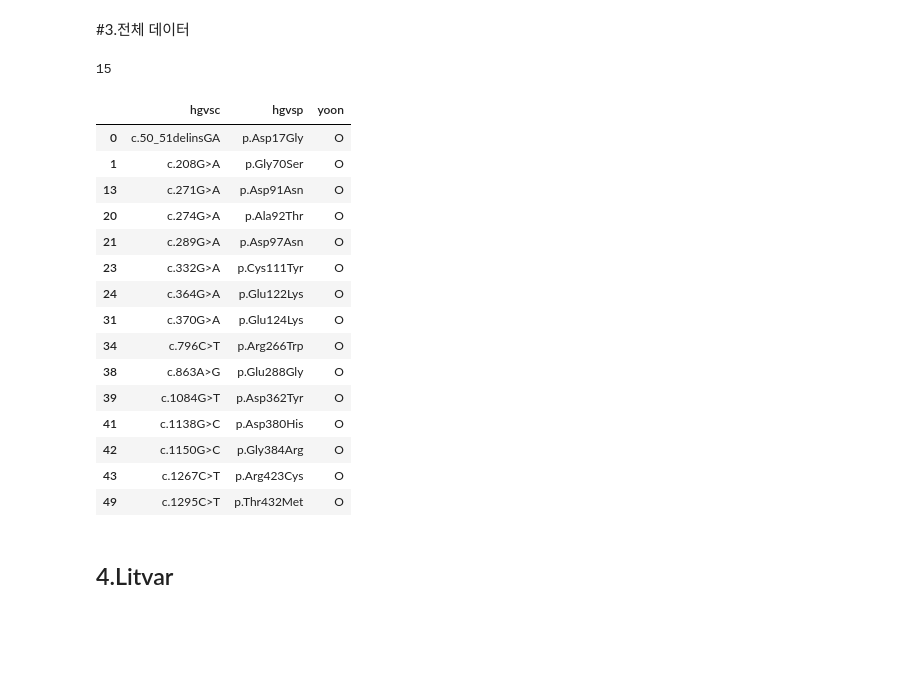
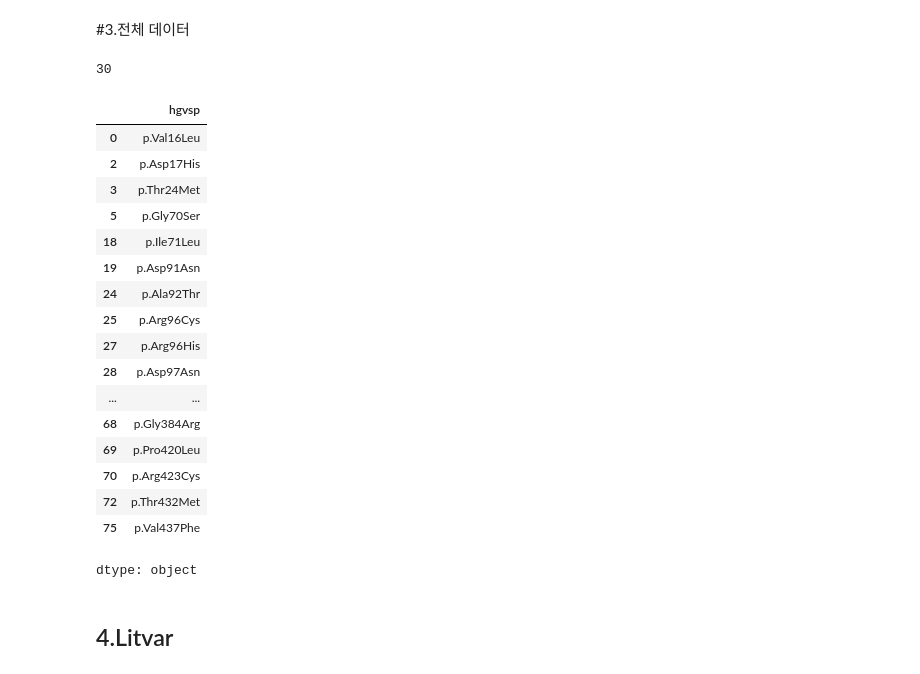
Before and after one commit to heesuh98/Clinvar_project, a Jupyter notebook: Clinvar_check_all.ipynb, the cells around one changed output. Saved outputs shown, nothing was run; the diff lists cells and outputs as text; code cells hidden in the pictures; blank space fills up the shorter version.

```diff
--- a/Clinvar_check_all.ipynb
+++ b/Clinvar_check_all.ipynb
@@ -298,23 +298,16 @@ clinvar_unique
 # %%
 #윤교수님 데이터
 all_data="/content/drive/MyDrive/BMI_LAB/연구/Clinvar 뇌전증 연구(임병찬 교수님)/data/clinvar/윤교수님_논문리스트_251120 hj_Lim.xlsx"
-all_df = pd.read_excel(all_data, sheet_name="EEF1A2")
+
+# yoon_data="/content/drive/MyDrive/BMI_LAB/연구/Clinvar 뇌전증 연구(임병찬 교수님)/data/clinvar/Integrated table_Lim_1228.xlsx"
+all_df = pd.read_excel(all_data, sheet_name="YOON_DATA")
 
 all_df
+filtered_df=all_df
 
-selected_df = all_df.iloc[:, [0, 1, 5, 7, 8]]
-
-selected_df
-filtered_df = selected_df[selected_df.iloc[:, 2] == 'O']
 filtered_df
-
-filtered_df = filtered_df.rename(
-    columns={
-        "cDNA": "hgvsc",
-        "protein": "hgvsp"
-    }
-)
-
+filtered_df['hgvsp'].str.strip()
+filtered_df['hgvsc'].str.strip()
 filtered_df
 
 #1-letter 을 3-letter로 변경
@@ -324,55 +317,56 @@ aa1_to_aa3 = {
     "A": "Ala", "R": "Arg", "N": "Asn", "D": "Asp", "C": "Cys",
     "Q": "Gln", "E": "Glu", "G": "Gly", "H": "His", "I": "Ile",
     "L": "Leu", "K": "Lys", "M": "Met", "F": "Phe", "P": "Pro",
     "S": "Ser", "T": "Thr", "W": "Trp", "Y": "Tyr", "V": "Val"
 }
 
 def convert_hgvsp_1to3(hgvsp: str) -> str:
     """
     예: 'p.G12C' -> 'p.Gly12Cys'
         'p.Q209L' -> 'p.Gln209Leu'
     """
     if not isinstance(hgvsp, str):
         return hgvsp
     m = re.match(r'^p\.([A-Z])(\d+)([A-Z*])$', hgvsp)
     if not m:
         return hgvsp  # 패턴 안 맞으면 그대로 둠
 
     ref_aa, pos, alt_aa = m.groups()
     ref3 = aa1_to_aa3.get(ref_aa, ref_aa)
     alt3 = aa1_to_aa3.get(alt_aa, alt_aa)
     return f"p.{ref3}{pos}{alt3}"
 
 # filtered_df에 적용
 filtered_df["hgvsp"] = filtered_df["hgvsp"].apply(convert_hgvsp_1to3)
 
+filtered_df
 
-filtered_df
 #중복제거
-filtered_df_unique = filtered_df[['hgvsc', 'hgvsp']].drop_duplicates()
-
-
-filtered_df_unique["yoon"] = "O"
+# filtered_df_unique = filtered_df[['hgvsc', 'hgvsp']].drop_duplicates()
+filtered_df_unique = filtered_df['hgvsp'].str.strip().drop_duplicates()
+filtered_df_unique
 print(len(filtered_df_unique))
 filtered_df_unique
 # %% [output]
-15
+30
-|  | hgvsc | hgvsp | yoon |
-| 0 | c.50_51delinsGA | p.Asp17Gly | O |
-| 1 | c.208G>A | p.Gly70Ser | O |
-| 13 | c.271G>A | p.Asp91Asn | O |
-| 20 | c.274G>A | p.Ala92Thr | O |
-| 21 | c.289G>A | p.Asp97Asn | O |
-| 23 | c.332G>A | p.Cys111Tyr | O |
-| 24 | c.364G>A | p.Glu122Lys | O |
-| 31 | c.370G>A | p.Glu124Lys | O |
-| 34 | c.796C>T | p.Arg266Trp | O |
-| 38 | c.863A>G | p.Glu288Gly | O |
-| 39 | c.1084G>T | p.Asp362Tyr | O |
-| 41 | c.1138G>C | p.Asp380His | O |
-| 42 | c.1150G>C | p.Gly384Arg | O |
-| 43 | c.1267C>T | p.Arg423Cys | O |
-| 49 | c.1295C>T | p.Thr432Met | O |
+|  | hgvsp |
+| 0 | p.Val16Leu |
+| 2 | p.Asp17His |
+| 3 | p.Thr24Met |
+| 5 | p.Gly70Ser |
+| 18 | p.Ile71Leu |
+| 19 | p.Asp91Asn |
+| 24 | p.Ala92Thr |
+| 25 | p.Arg96Cys |
+| 27 | p.Arg96His |
+| 28 | p.Asp97Asn |
+| ... | ... |
+| 68 | p.Gly384Arg |
+| 69 | p.Pro420Leu |
+| 70 | p.Arg423Cys |
+| 72 | p.Thr432Met |
+| 75 | p.Val437Phe |
+dtype: object
 # %% [markdown]
 ## 4.Litvar
 # %%
```
